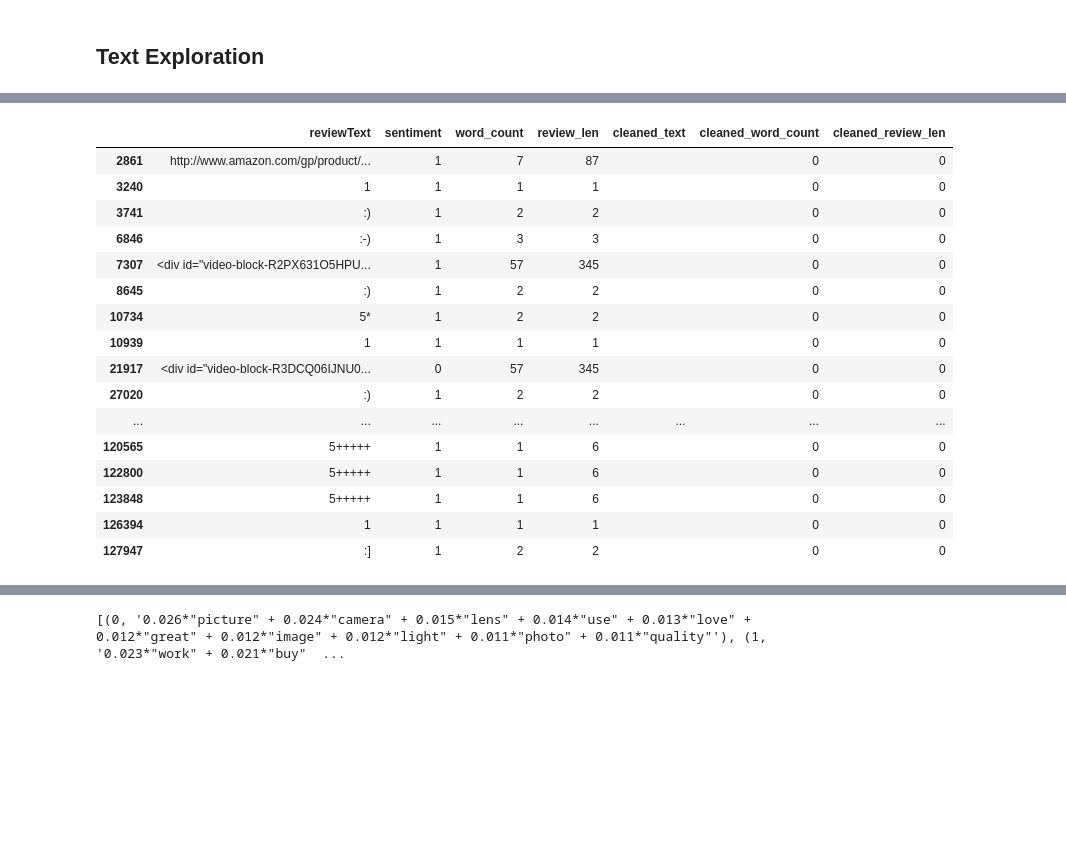
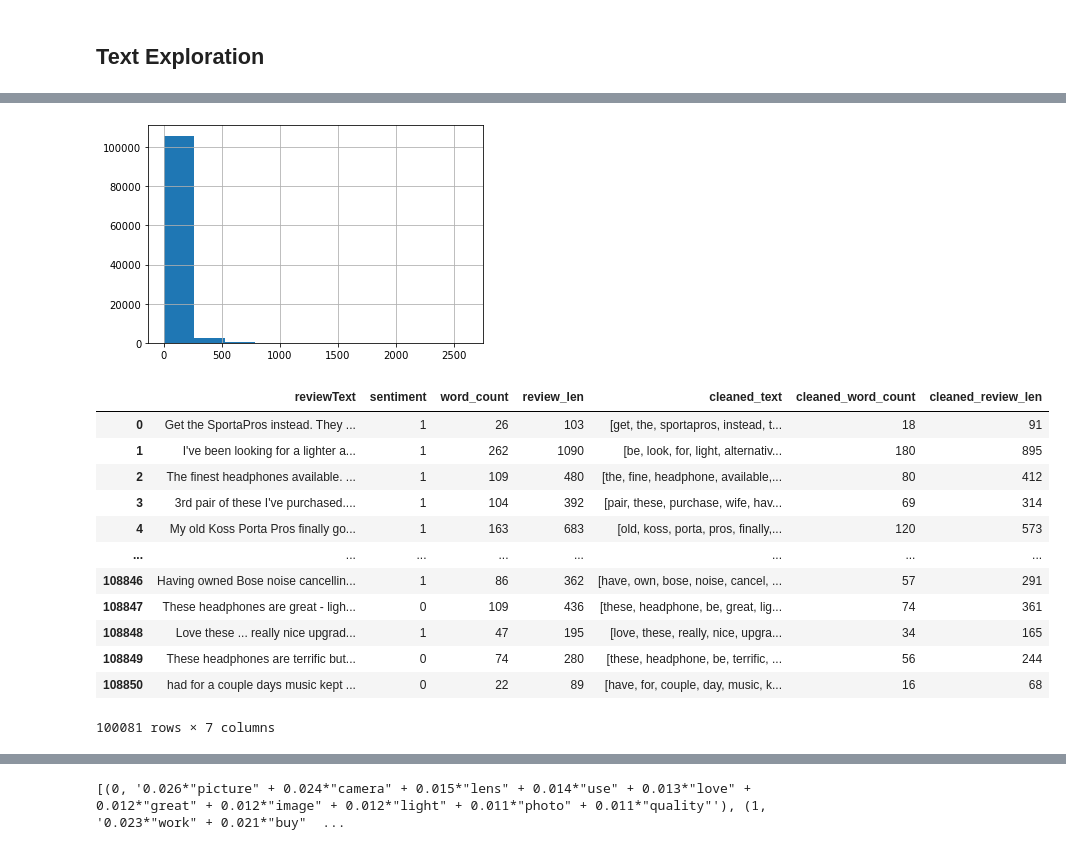
Before and after one commit to whyyoutoo/Sentiment_Classification_for_Amazon_Product_Reviews, a Jupyter notebook: EDA.ipynb, the cells around one changed output, grey strips where cells are left out. Drawn from its saved outputs; the diff is of its cells as text; code cells hidden in the pictures; blank space fills up the shorter version.

```diff
--- a/EDA.ipynb
+++ b/EDA.ipynb
@@ -235,7 +353,5 @@ text_stats_df.reviewText[44098]
 # %%
 def clean_text(text):
-
-    text = text.lower()
     # Replace &nbsp; with regular space
     text = text.replace("&nbsp;", " ")
     # Remove HTML tags and attributes
@@ -245,10 +361,11 @@ def clean_text(text):
     # Remove line breaks and extra whitespace
     text = re.sub(r"\s+", " ", text)
     # Remove numbers and special characters
-    text = re.sub(r"[^a-zA-Z\s]", "", text)
-    # Tokenize with spaCy
-    #doc = nlp(text)
-    # Lemmatize and lowercase tokens
-    #tokens = [token.lemma_.lower().strip() for token in doc if not token.is_stop and len(token) > 2]
+    text = re.sub(r'[^a-zA-Z\s]', '', text)
+    text = re.sub(r'\d+', '', text)
+    # Convert to lowercase and remove leading/trailing white space
+    # Tokenize and lemmatize
+    doc = nlp(text)
+    lemmas = [token.lemma_.lower().strip() for token in doc if not token.is_punct and len(token) > 2]
 
-    return text
+    return lemmas
@@ -259,4 +396,4 @@ clean_text(text_stats_df.reviewText[44098])
 # %%
-text_stats_df['cleaned_text'] = text_stats_df.reviewText.apply(lambda x: clean_text(x))
+text_stats_df['cleaned_text'] = text_stats_df.reviews.apply(lambda x: clean_text(x))
 # %%
 text_stats_df.head()
@@ -265,6 +400,13 @@ text_stats_df.cleaned_text[44098]
+# %%
+def word_count_tokened(text):
+    return len(text)
+
+def char_count_tokened(text):
+    chars = sum(len(token) for token in text)
+    return chars
 # %%
-text_stats_df['cleaned_word_count'] = text_stats_df.cleaned_text.apply(lambda x: word_count(x))
-text_stats_df['cleaned_review_len'] = text_stats_df.cleaned_text.apply(lambda x: char_count(x))
+text_stats_df['cleaned_word_count'] = text_stats_df.cleaned_text.apply(lambda x: word_count_tokened(x))
+text_stats_df['cleaned_review_len'] = text_stats_df.cleaned_text.apply(lambda x: char_count_tokened(x))
 # %%
 text_stats_df.describe()
 # %% [output]
@@ -280,21 +422,21 @@ text_stats_df.describe()
+# %%
+text_stats_df.cleaned_word_count.hist();
+# %% [output]
+[figure, added]
 # %%
-text_stats_df[text_stats_df.cleaned_word_count == 0]
+text_stats_df[text_stats_df.cleaned_word_count > 3]
 # %% [output]
 |  | reviewText | sentiment | word_count | review_len | cleaned_text | cleaned_word_count | cleaned_review_len |
-| 2861 | http://www.amazon.com/gp/product/... | 1 | 7 | 87 |  | 0 | 0 |
-| 3240 | 1 | 1 | 1 | 1 |  | 0 | 0 |
-| 3741 | :) | 1 | 2 | 2 |  | 0 | 0 |
-| 6846 | :-) | 1 | 3 | 3 |  | 0 | 0 |
-| 7307 | <div id="video-block-R2PX631O5HPU... | 1 | 57 | 345 |  | 0 | 0 |
-| 8645 | :) | 1 | 2 | 2 |  | 0 | 0 |
-| 10734 | 5* | 1 | 2 | 2 |  | 0 | 0 |
-| 10939 | 1 | 1 | 1 | 1 |  | 0 | 0 |
-| 21917 | <div id="video-block-R3DCQ06IJNU0... | 0 | 57 | 345 |  | 0 | 0 |
-| 27020 | :) | 1 | 2 | 2 |  | 0 | 0 |
+| 0 | Get the SportaPros instead. They ... | 1 | 26 | 103 | [get, the, sportapros, instead, t... | 18 | 91 |
+| 1 | I've been looking for a lighter a... | 1 | 262 | 1090 | [be, look, for, light, alternativ... | 180 | 895 |
+| 2 | The finest headphones available. ... | 1 | 109 | 480 | [the, fine, headphone, available,... | 80 | 412 |
+| 3 | 3rd pair of these I've purchased.... | 1 | 104 | 392 | [pair, these, purchase, wife, hav... | 69 | 314 |
+| 4 | My old Koss Porta Pros finally go... | 1 | 163 | 683 | [old, koss, porta, pros, finally,... | 120 | 573 |
 | ... | ... | ... | ... | ... | ... | ... | ... |
-| 120565 | 5+++++ | 1 | 1 | 6 |  | 0 | 0 |
-| 122800 | 5+++++ | 1 | 1 | 6 |  | 0 | 0 |
-| 123848 | 5+++++ | 1 | 1 | 6 |  | 0 | 0 |
-| 126394 | 1 | 1 | 1 | 1 |  | 0 | 0 |
-| 127947 | :] | 1 | 2 | 2 |  | 0 | 0 |
+| 108846 | Having owned Bose noise cancellin... | 1 | 86 | 362 | [have, own, bose, noise, cancel, ... | 57 | 291 |
+| 108847 | These headphones are great - ligh... | 0 | 109 | 436 | [these, headphone, be, great, lig... | 74 | 361 |
+| 108848 | Love these ... really nice upgrad... | 1 | 47 | 195 | [love, these, really, nice, upgra... | 34 | 165 |
+| 108849 | These headphones are terrific but... | 0 | 74 | 280 | [these, headphone, be, terrific, ... | 56 | 244 |
+| 108850 | had for a couple days music kept ... | 0 | 22 | 89 | [have, for, couple, day, music, k... | 16 | 68 |
+100081 rows × 7 columns
 # %%
```
Also changed, not shown: parts of 95 cells of this notebook.
